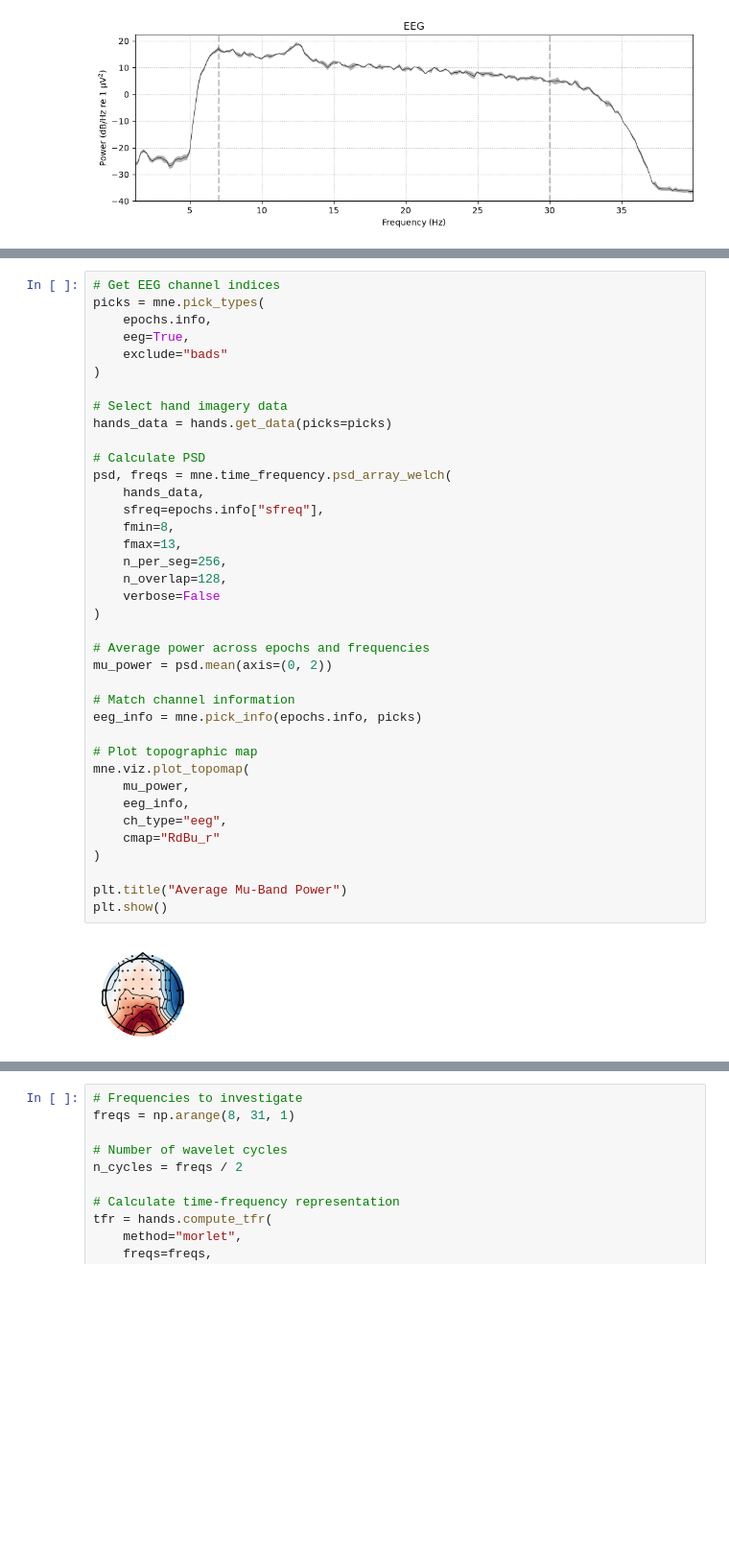
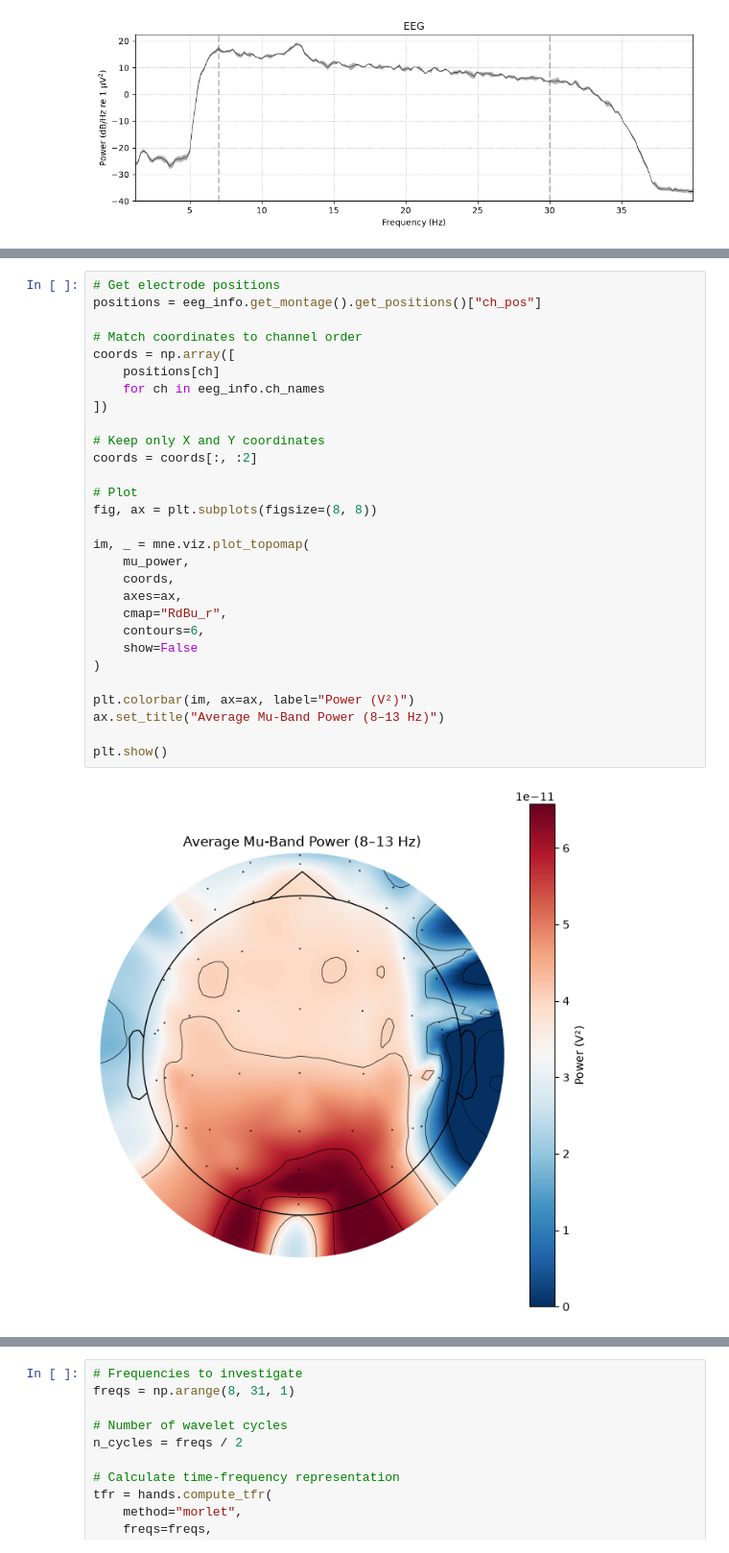
Before and after one commit to mintelekk/eeg-analysis, a Jupyter notebook: notebooks/eeg_analysis.ipynb, the cells around one changed output, grey strips where cells are left out. Shown at 96% size. Cells and saved outputs as stored; diff of their text form; blank space fills up the shorter version.

Commit message:
Initial Jupyter Notebook Complete with ML and Visualizations

```diff
--- a/notebooks/eeg_analysis.ipynb
+++ b/notebooks/eeg_analysis.ipynb
@@ -280,40 +288,31 @@ Averaging across epochs before plotting...
 # %%
-# Get EEG channel indices
-picks = mne.pick_types(
-    epochs.info,
-    eeg=True,
-    exclude="bads"
+# Get electrode positions
+positions = eeg_info.get_montage().get_positions()["ch_pos"]
+
+# Match coordinates to channel order
+coords = np.array([
+    positions[ch]
+    for ch in eeg_info.ch_names
+])
+
+# Keep only X and Y coordinates
+coords = coords[:, :2]
+
+# Plot
+fig, ax = plt.subplots(figsize=(8, 8))
+
+im, _ = mne.viz.plot_topomap(
+    mu_power,
+    coords,
+    axes=ax,
+    cmap="RdBu_r",
+    contours=6,
+    show=False
 )
 
-# Select hand imagery data
-hands_data = hands.get_data(picks=picks)
+plt.colorbar(im, ax=ax, label="Power (V²)")
+ax.set_title("Average Mu-Band Power (8–13 Hz)")
 
-# Calculate PSD
-psd, freqs = mne.time_frequency.psd_array_welch(
-    hands_data,
-    sfreq=epochs.info["sfreq"],
-    fmin=8,
-    fmax=13,
-    n_per_seg=256,
-    n_overlap=128,
-    verbose=False
-)
-
-# Average power across epochs and frequencies
-mu_power = psd.mean(axis=(0, 2))
-
-# Match channel information
-eeg_info = mne.pick_info(epochs.info, picks)
-
-# Plot topographic map
-mne.viz.plot_topomap(
-    mu_power,
-    eeg_info,
-    ch_type="eeg",
-    cmap="RdBu_r"
-)
-
-plt.title("Average Mu-Band Power")
 plt.show()
 # %% [output]
-[figure, old version]
+[figure, new version]
```
Also changed, not shown: parts of 14 cells of this notebook.
